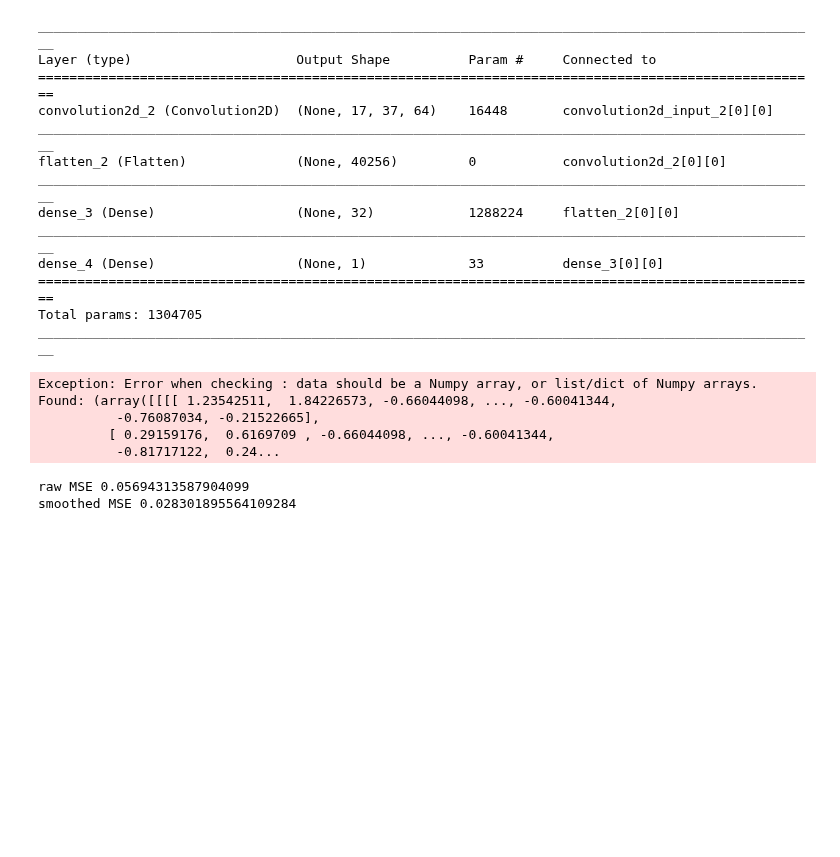
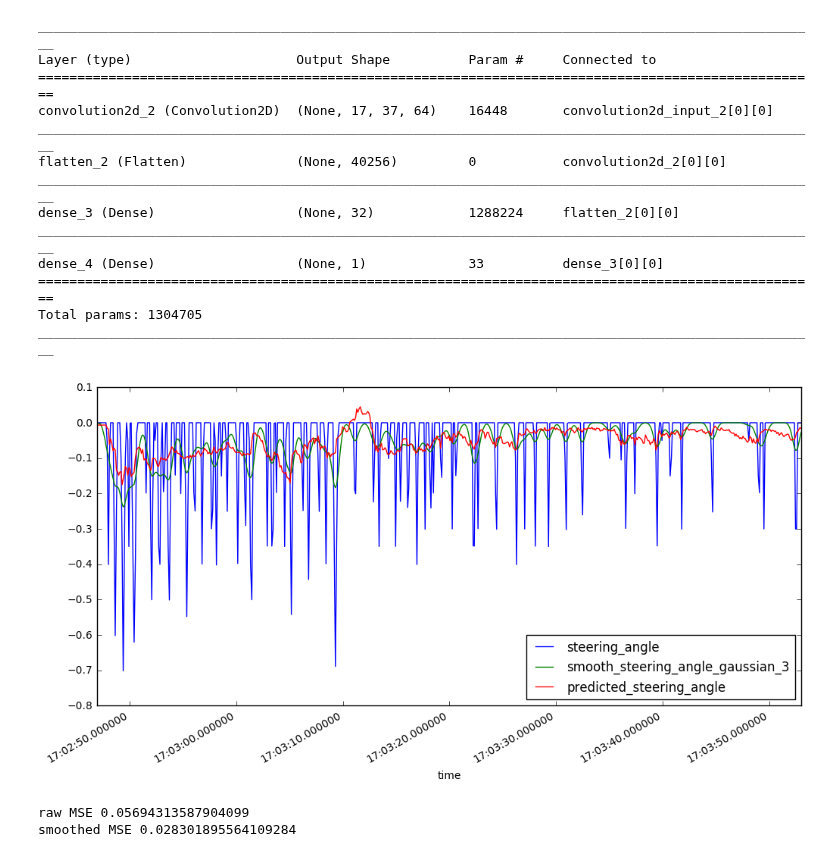
Before and after one commit to jdleesmiller/carnd-cloning, a Jupyter notebook: README.ipynb, the cells around one changed output. Saved outputs shown, nothing was run; the diff lists cells and outputs as text; code cells hidden in the pictures; blank space fills up the shorter version.

Commit message:
Fix prediction plot

```diff
--- a/README.ipynb
+++ b/README.ipynb
@@ -302,20 +302,17 @@ steering_model = model_io.load_model('model.json', 'model.h5')
 # %%
 def plot_predicted_steering_angle():
     df = log[:600].copy()
     df['predicted_steering_angle'] = steering_model.predict_on_batch(
-        batch.make_features(
+        batch.make_batch(
             df,
             label_column=batch_params['label_column'],
-            side_camera_bias=batch_params['side_camera_bias']))
+            side_camera_bias=batch_params['side_camera_bias'])[0])
     df = df[['time', 'steering_angle', batch_params['label_column'], 'predicted_steering_angle']]
     df = df.set_index(['time'])
     df.plot(figsize=(12, 6))
 plot_predicted_steering_angle()
 # %% [output]
-Exception: Error when checking : data should be a Numpy array, or list/dict of Numpy arrays. Found: (array([[[[ 1.23542511,  1.84226573, -0.66044098, ..., -0.60041344,
-          -0.76087034, -0.21522665],
-         [ 0.29159176,  0.6169709 , -0.66044098, ..., -0.60041344,
-          -0.81717122,  0.24...
+[figure, added]
 # %%
 log['predicted_steering_angle'] = steering_model.predict_generator(
     model.generate_data(log),
```
